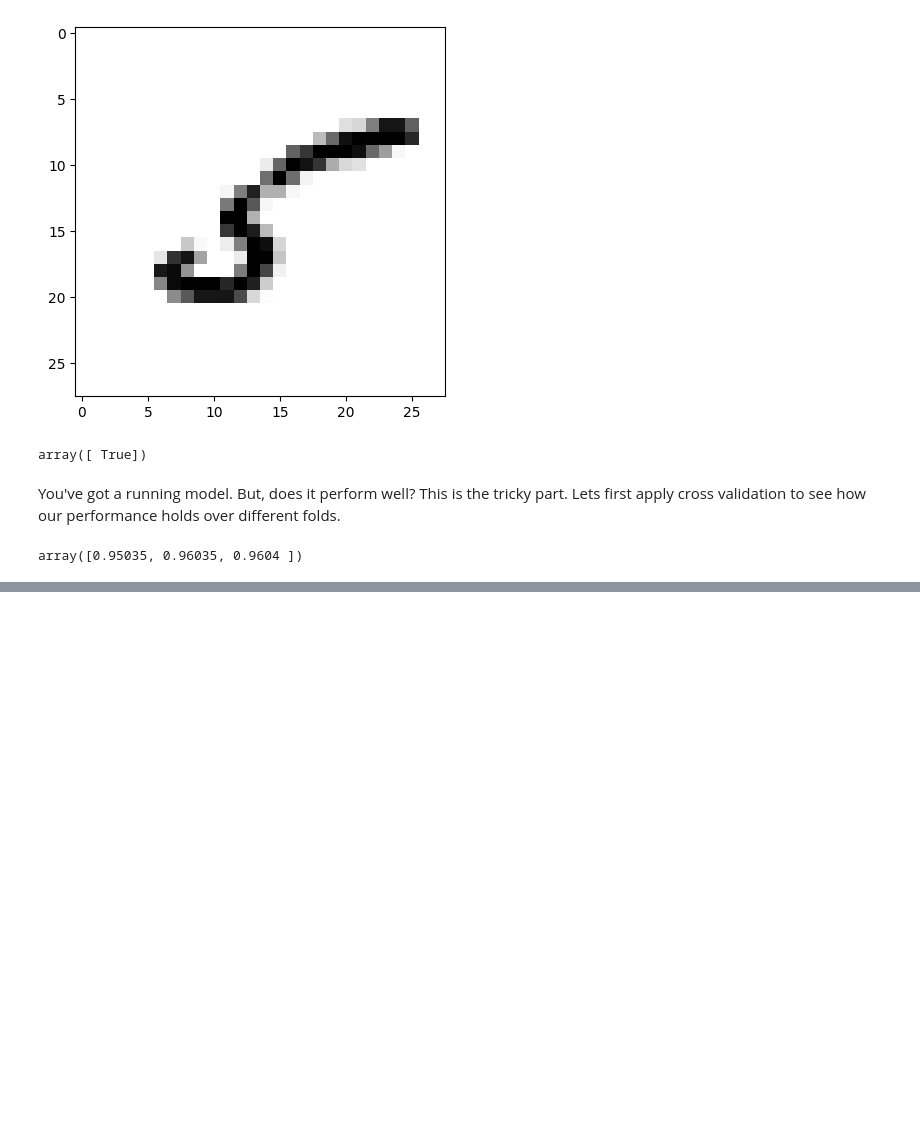
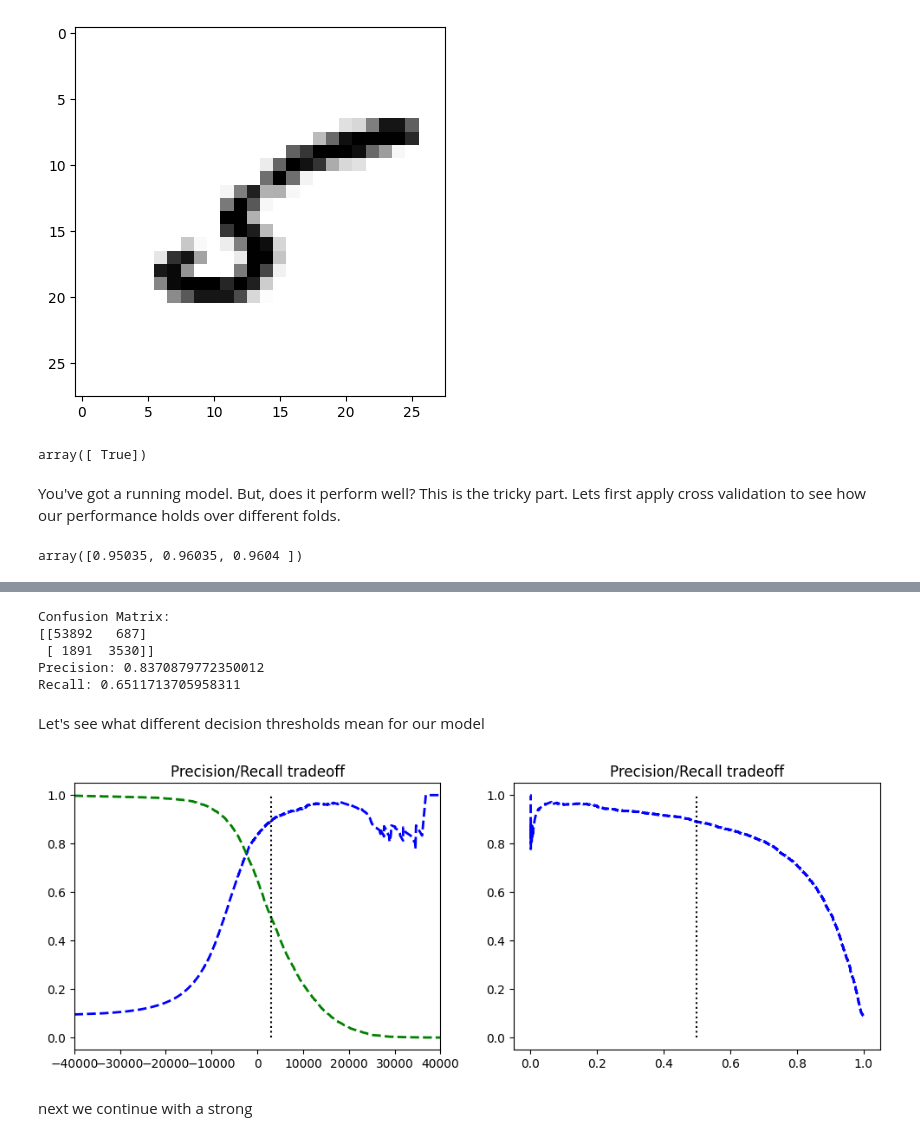
Before and after one commit to yossiyanouhartman/Hands-On-Machine-Learning-with-Scikit-Learn-and-TensorFlow, a Jupyter notebook: CH3_Classification.ipynb, the cells around one changed output, grey strips where cells are left out. Cells and saved outputs as stored; diff of their text form; code cells hidden in the pictures; blank space fills up the shorter version.

Commit message:
Chapter 3 | End-to-end ML project | Comparing models and metrics.

```diff
--- a/CH3_Classification.ipynb
+++ b/CH3_Classification.ipynb
@@ -73,3 +74,10 @@ from sklearn.model_selection import cross_val_score
 cross_val_score(sgd_clf, X_train, y_train_5, cv=3, scoring='accuracy')
 # %% [output]
 array([0.95035, 0.96035, 0.9604 ])
+# %%
+from sklearn.dummy import DummyClassifier
+
+dummy_clf = DummyClassifier()
+dummy_clf.fit(X_train, y_train_5)
+
+cross_val_score(dummy_clf, X_train, y_train_5, cv=3, scoring='accuracy')
@@ -75,0 +92,42 @@ array([0.95035, 0.96035, 0.9604 ])
+# %%
+from sklearn.metrics import confusion_matrix, precision_score, recall_score
+
+conf_matrix = confusion_matrix(y_train_5, y_train_pred)
+
+print(f'Confusion Matrix: \n{conf_matrix}')
+print(f'Precision: {precision_score(y_train_5, y_train_pred)}')
+print(f'Recall: {recall_score(y_train_5, y_train_pred)}')
+# %% [output]
+Confusion Matrix:
+[[53892   687]
+ [ 1891  3530]]
+Precision: 0.8370879772350012
+Recall: 0.6511713705958311
+# %% [markdown]
+Let's see what different decision thresholds mean for our model
+# %%
+y_scores = cross_val_predict(sgd_clf, X_train, y_train_5, cv=3, method='decision_function')
+# %%
+from sklearn.metrics import precision_recall_curve
+
+precisions, recalls, thresholds = precision_recall_curve(y_train_5, y_scores)
+# %%
+
+fig, axes = plt.subplots(1, 2, figsize=(12, 4))
+
+# Visual representation of the tradeoff
+axes[0].plot(thresholds, precisions[:-1], 'b--', label = 'Precision', linewidth = 2)
+axes[0].plot(thresholds, recalls[:-1], 'g--', label = 'Recall', linewidth = 2)
+axes[0].vlines(3000, 0, 1.0, 'k', 'dotted', label='Threshold')
+axes[0].set_xlim(-40000, 40000)
+axes[0].set_title('Precision/Recall tradeoff')
+
+# The precision recall curve
+axes[1].plot(recalls, precisions, 'b--', label = 'Precision/Recall curve', linewidth = 2)
+axes[1].vlines(.5, 0, 1.0, 'k', 'dotted', label='Threshold')
+axes[1].set_title('Precision/Recall tradeoff')
+
+
+plt.show()
+# %% [output]
+[figure, added]
@@ -75,0 +139,2 @@ array([0.95035, 0.96035, 0.9604 ])
+# %% [markdown]
+next we continue with a strong
```
Also changed, not shown: parts of 12 cells of this notebook.
